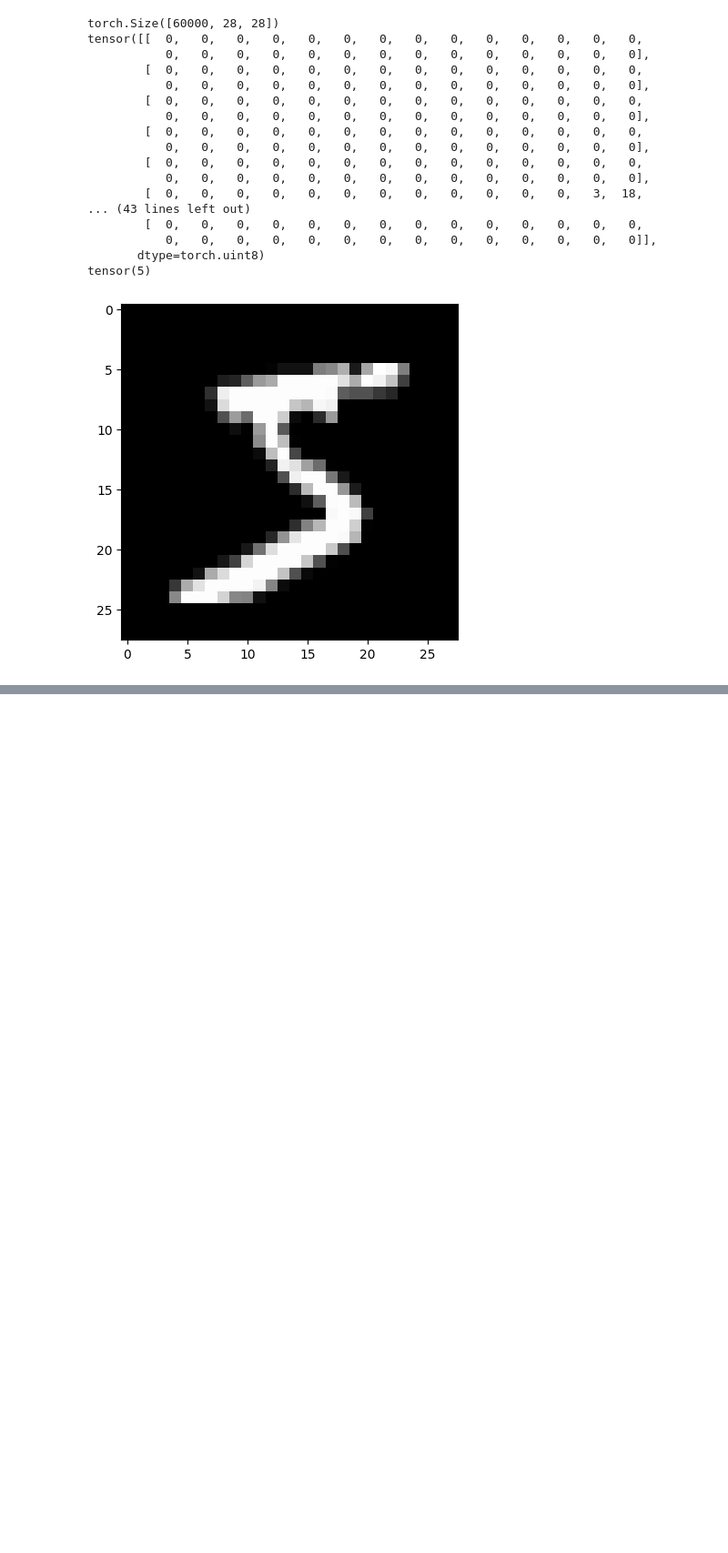
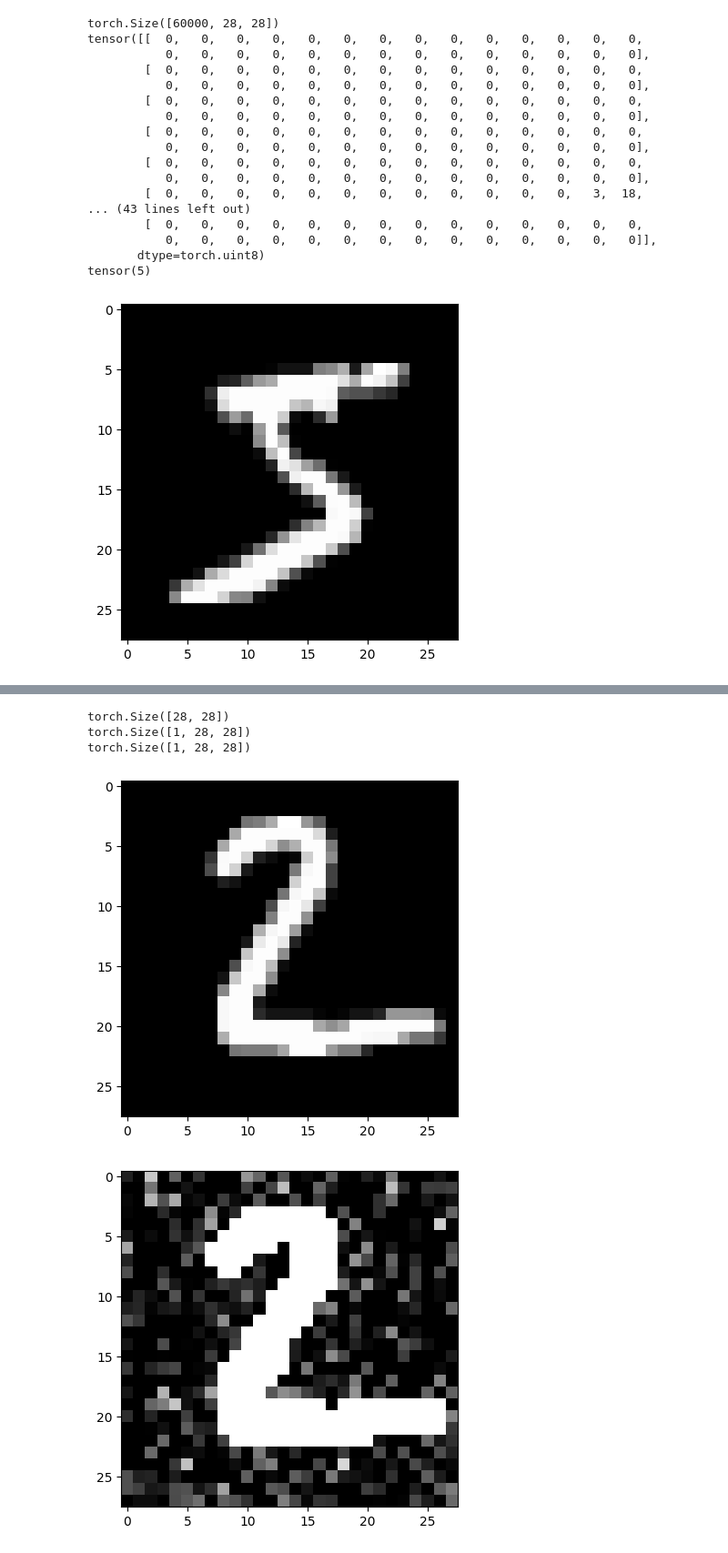
Before and after one commit to freshmea/kuBig2025, a Jupyter notebook: ml_dl_python/a27_vae.ipynb, the cells around one changed output, grey strips where cells are left out. Shown at 91% size. Saved outputs shown, nothing was run; the diff lists cells and outputs as text; code cells hidden in the pictures; blank space fills up the shorter version.

```diff
--- a/ml_dl_python/a27_vae.ipynb
+++ b/ml_dl_python/a27_vae.ipynb
@@ -118,6 +137,24 @@ def add_noise(inputs, noise_factor=0.3):
   noisy = inputs + torch.randn_like(inputs) * noise_factor
   noisy = torch.clip(noisy, 0., 1.)
   return noisy
+# %%
+img = test_dataset.data[1].unsqueeze(0).float().to(device)
+print(test_dataset.data[1].shape)
+print(img.shape)
+noisy_img = add_noise(img, noise_factor=0.3).to(device)
+print(noisy_img.shape)
+plt.imshow(img.cpu().squeeze().numpy(), cmap='gray')
+plt.show()
+plt.imshow(noisy_img.cpu().squeeze().numpy(), cmap='gray')
+plt.show()
+rec_img = decoder(encoder(test_dataset.data[0].float().to(device).reshape(1, 1,28,28)))
+rec_img = decoder(encoder(noisy_img.reshape(1,1,28,28)))
+# %% [output]
+torch.Size([28, 28])
+torch.Size([1, 28, 28])
+torch.Size([1, 28, 28])
+[figure, added]
+[figure, added]
 # %%
 def plot_ae_outputs(encoder, decoder, n=15, noise_factor=0.3):
   plt.figure(figsize=(10,4.5))
```
Also changed, not shown: parts of 3 cells of this notebook.
